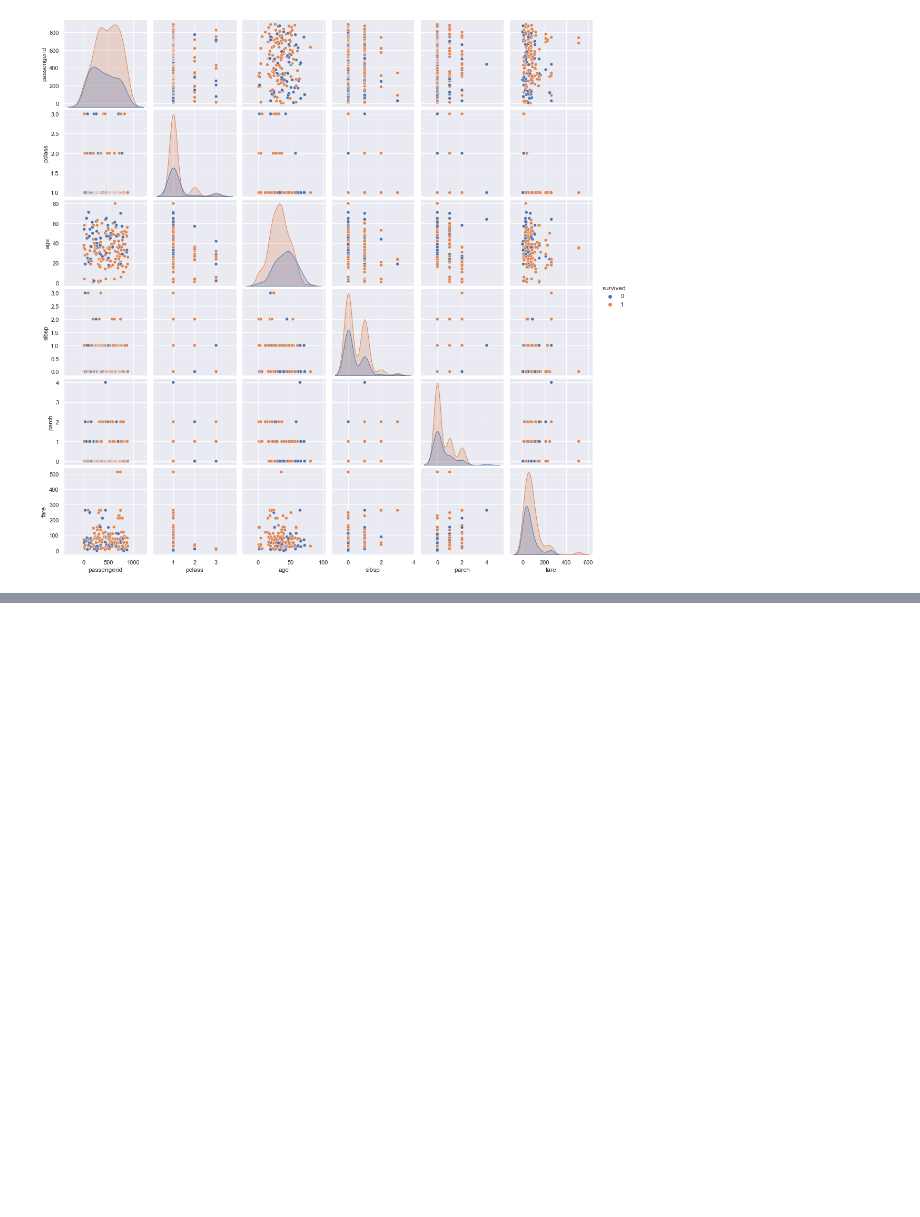
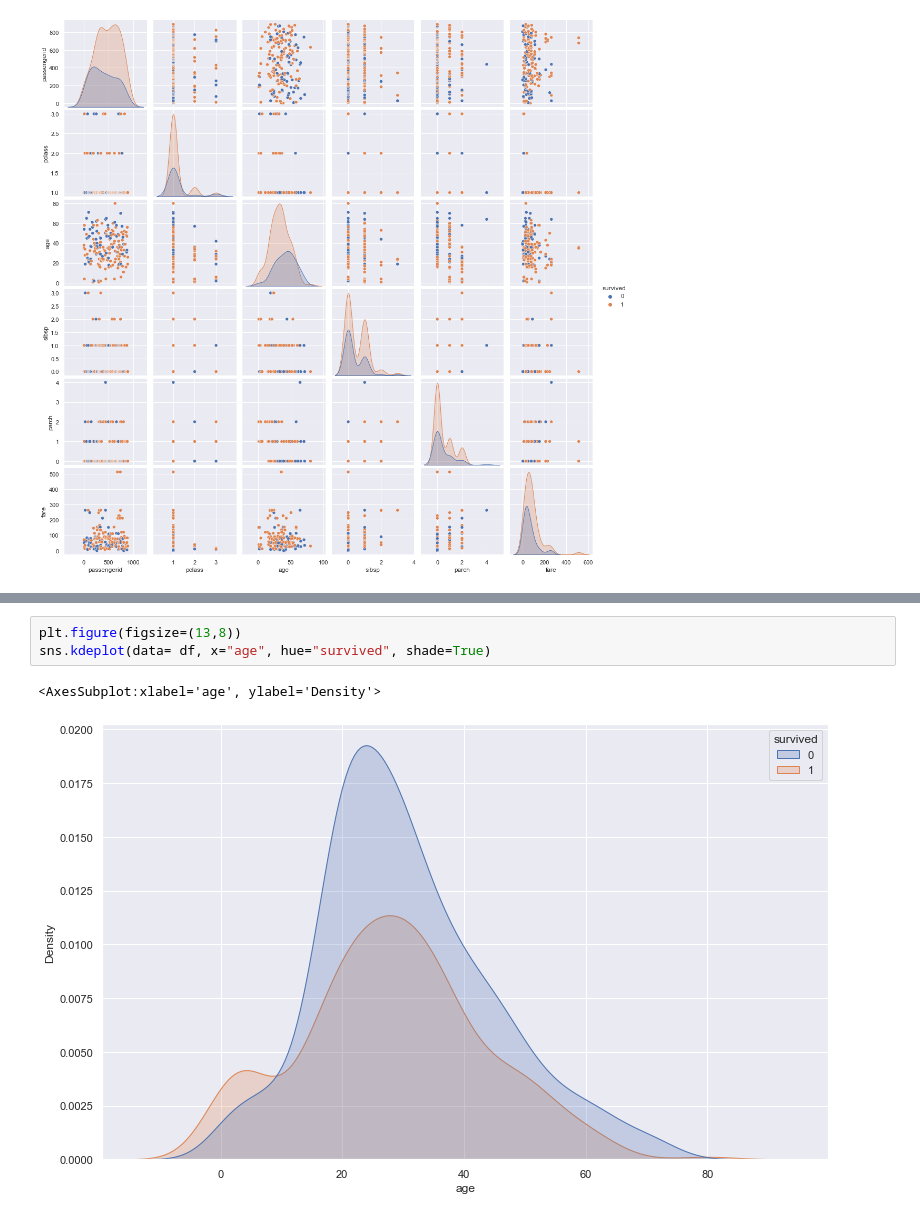
Before and after one commit to DavidGuzman1999/NYPD-Arrest-Data, a Jupyter notebook: NYPD_Arrest_Data_Logistic_Regression.ipynb, the cells around one changed output, grey strips where cells are left out. Saved outputs shown, nothing was run; the diff lists cells and outputs as text; blank space fills up the shorter version.

```diff
--- a/NYPD_Arrest_Data_Logistic_Regression.ipynb
+++ b/NYPD_Arrest_Data_Logistic_Regression.ipynb
@@ -245,0 +239,6 @@ df.shape
+# %%
+plt.figure(figsize=(13,8))
+sns.kdeplot(data= df, x="age", hue="survived", shade=True)
+# %% [output]
+<AxesSubplot:xlabel='age', ylabel='Density'>
+[figure, added]
```
Also changed, not shown: parts of 39 cells of this notebook.
